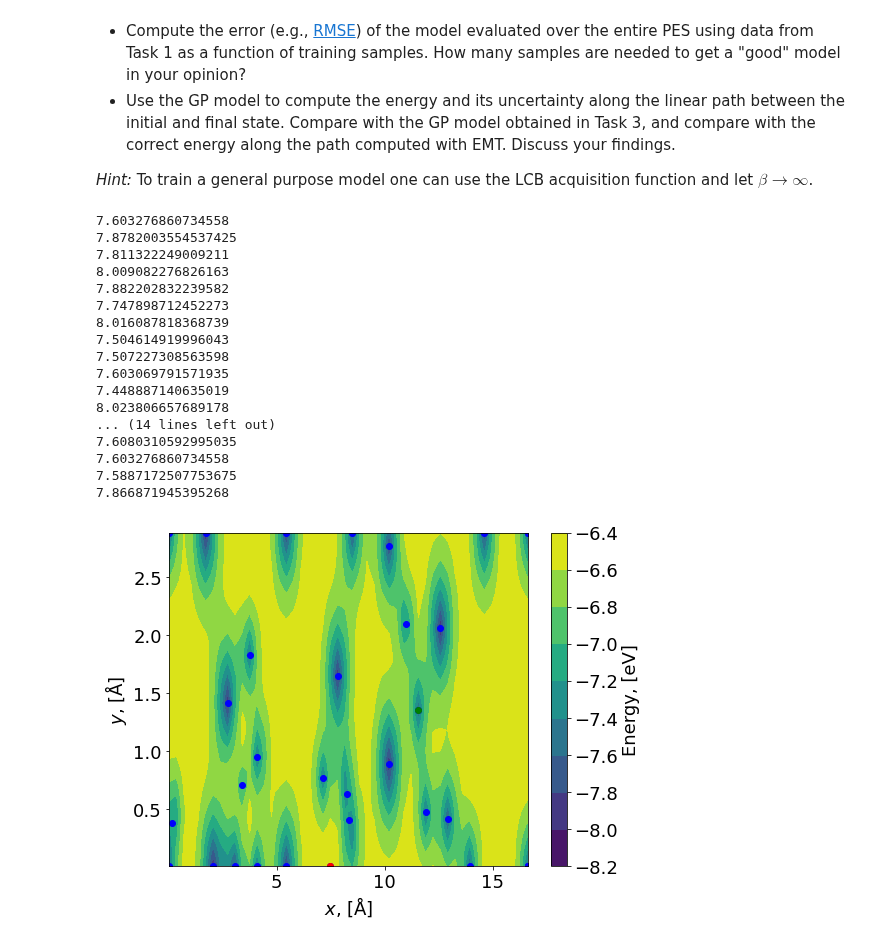
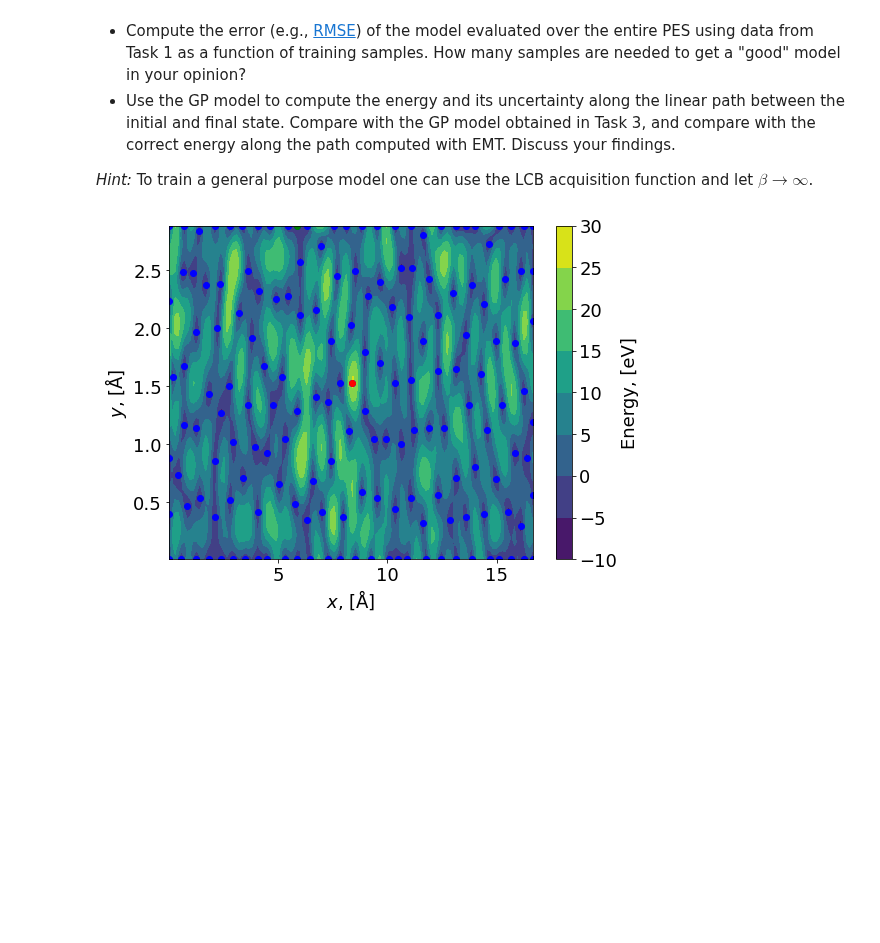
Before and after one commit to elindgren/asam_projects, a Jupyter notebook: project-2b/TIF345_bayesopt_project_2b.ipynb, the cells around one changed output. Drawn from its saved outputs; the diff is of its cells as text; code cells hidden in the pictures; blank space fills up the shorter version.

```diff
--- a/project-2b/TIF345_bayesopt_project_2b.ipynb
+++ b/project-2b/TIF345_bayesopt_project_2b.ipynb
@@ -453,9 +457,9 @@ def bayesian_optimization(conv_tol, max_iters, n_data, nx, ny, beta, plot=True,
 
 conv_tol = 1e-2
 max_iters = 100
-n_data = 5
-nx = 50
-ny = 50
+n_data = 20
+nx = 120
+ny = 120
 
 n_betas = 5
 betas = np.linspace(1,5,n_betas)
@@ -468,6 +472,8 @@ for i,beta in enumerate(betas):
     iterations[i] = iters
     final_Xs[i,:] = X[-1,:]
     print(model)
+#     print(model['sum.std_periodic.lengthscale'])
+#     print(model['sum.std_periodic.period'])
 # %% [output]
 Beta=1.00
 
@@ -573,58 +579,39 @@ def bayesian_optimization_t4(max_iters, n_data, nx, ny, beta, plot=True, debug=F
 
     X_new = []
     X_old = X[-1,:]
     rmse = np.zeros(max_iters)
     Xs = grid()
     for i in tqdm(range(max_iters)):
         model = train_GP(X,E)
         X_new, Acq = get_new_X(model, beta, nx, ny)
         E_new = calculate_adatom_energy(surface, [X_new[0], X_new[1], z])
-
-        print(E_new)
         # Update data
         X = np.append(X, X_new.reshape(1,2), axis=0)
         E = np.append(E, np.array([E_new]).reshape(1,1), axis=0)
 
         # plot Acq function and data
         if plot and i == max_iters-1:
             plot_on_grid(Acq.reshape(nx,ny).T, ax, nx, ny)
             ax.scatter(x=X[:,0], y=X[:,1], c='b')
             ax.scatter(x=X_old[0], y=X_old[1], c='g')
             ax.scatter(x=X_new[0], y=X_new[1], c='r')
 
         mu_pes, std_pes  = model.predict(Xs)
         rmse[i] = RMSE(mu_pes, pes)
         X_old = X_new
     return rmse, model
 
 
 
-nx = 50
-ny = 50
-max_iters = 30
-n_data = 5
-beta = 5
+nx = 120
+ny = 120
+max_iters = 150
+n_data = 20
+beta = 1e3
 
 rmse, model = bayesian_optimization_t4(max_iters, n_data, nx, ny, beta, plot=True, debug=False)
 # %% [output]
-7.603276860734558
-7.8782003554537425
-7.811322249009211
-8.009082276826163
-7.882202832239582
-7.747898712452273
-8.016087818368739
-7.504614919996043
-7.507227308563598
-7.603069791571935
-7.448887140635019
-8.023806657689178
-... (14 lines left out)
-7.6080310592995035
-7.603276860734558
-7.5887172507753675
-7.866871945395268
-[figure, old version]
+[figure, new version]
 # %%
 fig,ax = plt.subplots(figsize = (8,6))
 ax.plot(rmse)
```
Also changed, not shown: parts of 7 cells of this notebook.
